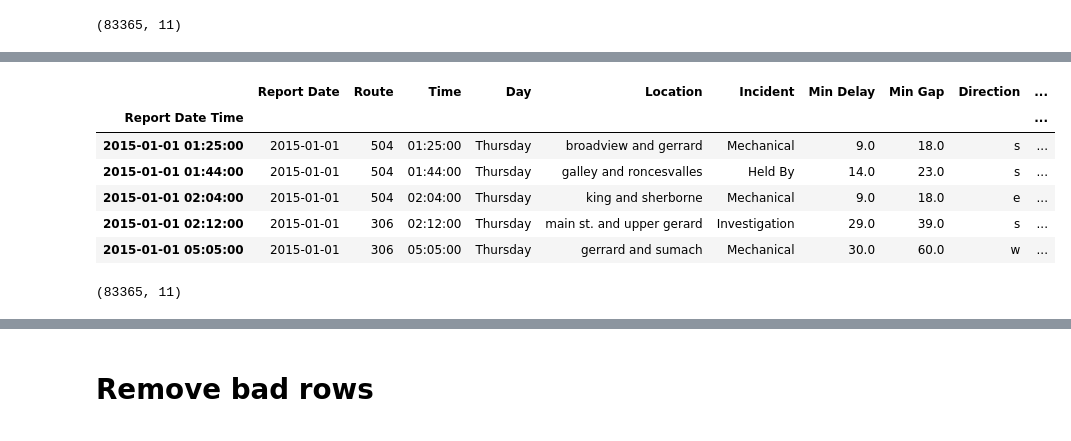
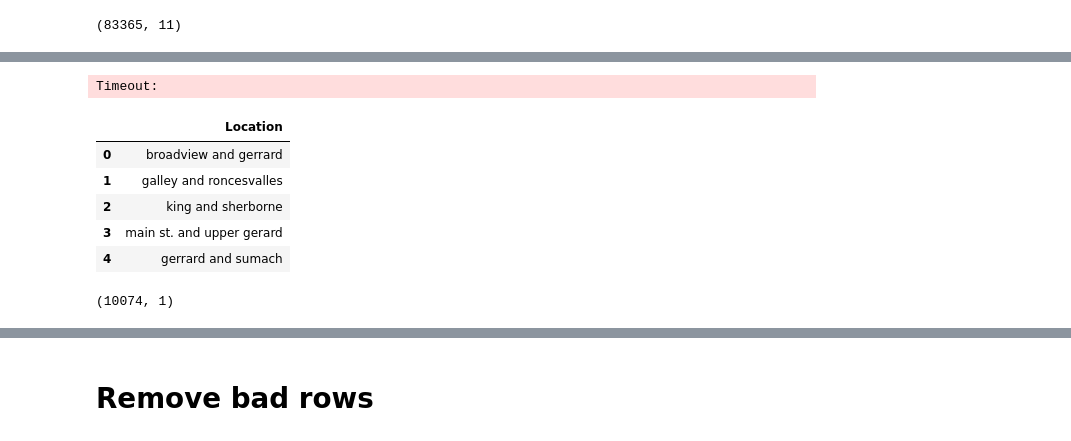
Before and after one commit to ryanmark1867/manning, a Jupyter notebook: streetcar_data_preparation-geocode.ipynb, the cells around one changed output, grey strips where cells are left out. Saved outputs shown, nothing was run; the diff lists cells and outputs as text; code cells hidden in the pictures.

```diff
--- a/streetcar_data_preparation-geocode.ipynb
+++ b/streetcar_data_preparation-geocode.ipynb
@@ -71,3 +71,11 @@ df.head()
 df.shape
 # %% [output]
 (83365, 11)
+# %%
+# create a dataframe just containing
+# gapminder['continent'].unique().tolist
+loc_unique = df['Location'].unique().tolist()
+print("loc_unique", loc_unique[0])
+# pd.DataFrame(q_list, columns=['q_data'])
+df_unique = pd.DataFrame(loc_unique, columns=['Location'])
+df_unique.head()
@@ -90,7 +110,7 @@ from datetime import datetime
 gmaps = googlemaps.Client(key='AIzaSyBeIBLutP16BmXmXkb14v8gOUYCh9xMhVI')
 
 # Geocoding an address
-geocode_result = gmaps.geocode('queen and broadview, Toronto')
+geocode_result = gmaps.geocode('roncesvalles and longbranch, Toronto')
 
 print("geocode result",geocode_result)
 # %% [output]
@@ -107,6 +135,12 @@ lats 43.6593626
 # %%
 def get_geocode_result(junction):
+
     geo_string = junction+", "+city_name
+    # print("geo_string is", geo_string)
     geocode_result = gmaps.geocode(geo_string)
-    locs = geocode_result[0]["geometry"]["location"]
-    return locs["lat"], locs["lng"]
+    # check to see if the result is empty and if so return zeros to indicate unparseable junction value
+    if len(geocode_result) > 0:
+        locs = geocode_result[0]["geometry"]["location"]
+        return [locs["lat"], locs["lng"]]
+    else:
+        return [0.0,0.0]
@@ -133,10 +179,28 @@ df_cut.shape
+# %%
+
+# df.merge(df.textcol.apply(lambda s: pd.Series({'feature1':s+1, 'feature2':s-1})),
+#    left_index=True, right_index=True)
+# df['Route'] = df['Route'].apply(lambda x:check_route(x))
+# merge two new columns to the dataframe by apply get_geocode_result function to the Location values and
+# with the first result populating the Latitude col and the second result populating the Longitude col
+# small sample - saved as 2014_2018_df_cleaned_keep_bad_loc_geocoded_first100.pkl
+
+# df_cut = df_cut.merge(df_cut.Location.apply(lambda s: pd.Series({'Latitude':get_geocode_result(s)[0],'Longitude':get_geocode_result(s)[1]})),left_index=True, right_index=True)
+
+# to avoid making multiple calls to the geocode API, bring in the latitude and longitude values as a single
+# column and
+df_unique['lat_long'] = df_unique.Location.apply(lambda s: get_geocode_result(s))
+
+# with the first result populating the Latitude col and the second result populating the Longitude col
+# df = df.merge(df.Location.apply(lambda s: pd.Series({'Latitude':get_geocode_result(s)[0],'Longitude':get_geocode_result(s)[1]})),left_index=True, right_index=True)
+# %% [output]
+Timeout:
 # %%
-df_cut.head()
+df_unique.head()
 # %% [output]
-|  | Report Date | Route | Time | Day | Location | Incident | Min Delay | Min Gap | Direction | ... |
-| Report Date Time |  |  |  |  |  |  |  |  |  | ... |
-| 2015-01-01 01:25:00 | 2015-01-01 | 504 | 01:25:00 | Thursday | broadview and gerrard | Mechanical | 9.0 | 18.0 | s | ... |
-| 2015-01-01 01:44:00 | 2015-01-01 | 504 | 01:44:00 | Thursday | galley and roncesvalles | Held By | 14.0 | 23.0 | s | ... |
-| 2015-01-01 02:04:00 | 2015-01-01 | 504 | 02:04:00 | Thursday | king and sherborne | Mechanical | 9.0 | 18.0 | e | ... |
-| 2015-01-01 02:12:00 | 2015-01-01 | 306 | 02:12:00 | Thursday | main st. and upper gerard | Investigation | 29.0 | 39.0 | s | ... |
-| 2015-01-01 05:05:00 | 2015-01-01 | 306 | 05:05:00 | Thursday | gerrard and sumach | Mechanical | 30.0 | 60.0 | w | ... |
+|  | Location |
+| 0 | broadview and gerrard |
+| 1 | galley and roncesvalles |
+| 2 | king and sherborne |
+| 3 | main st. and upper gerard |
+| 4 | gerrard and sumach |
@@ -155,4 +207,4 @@ df = df.merge(df.Location.apply(lambda s: pd.Series({'Latitude':get_geocode_resu
 # %%
-df.shape
+df_unique.shape
 # %% [output]
-(83365, 11)
+(10074, 1)
```
Also changed, not shown: parts of 16 cells of this notebook.
